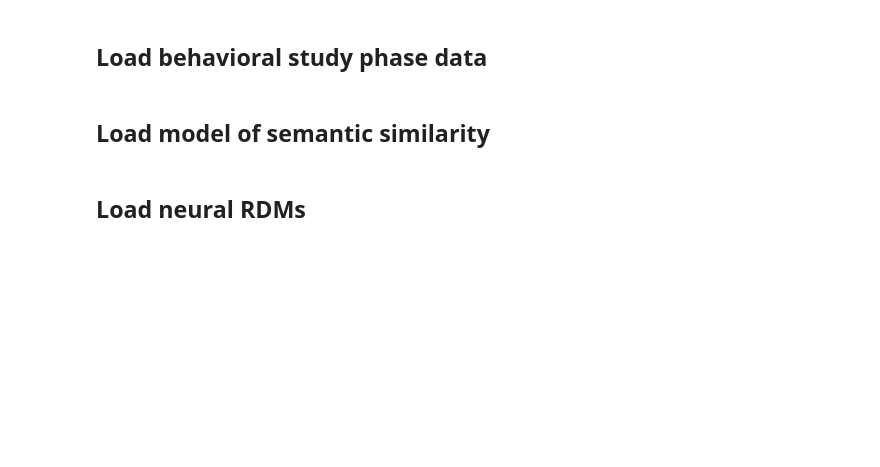
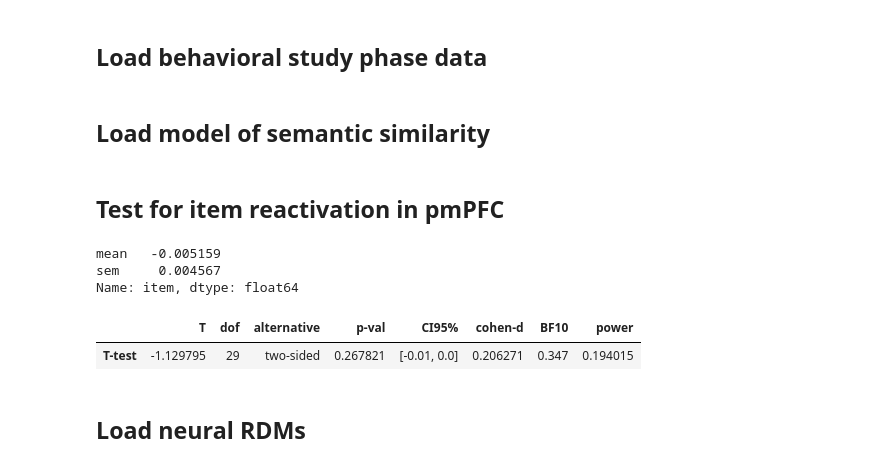
Before and after one commit to prestonlab/bender_study, a Jupyter notebook: jupyter/plot_react_sem.ipynb, the cells around one changed output. Cells and saved outputs as stored; diff of their text form; code cells hidden in the pictures; blank space fills up the shorter version.

```diff
--- a/jupyter/plot_react_sem.ipynb
+++ b/jupyter/plot_react_sem.ipynb
@@ -32,3 +32,5 @@ dfs = [
 ## Load model of semantic similarity
 # %%
 model = np.load(model_file)
+# %% [markdown]
+## Test for item reactivation in pmPFC
@@ -35,3 +49,14 @@ model = np.load(model_file)
+# %%
+stats['item'].apply(['mean', 'sem'])
+# %% [output]
+mean   -0.005159
+sem     0.004567
+Name: item, dtype: float64
+# %%
+pg.ttest(stats['item'], 0)
+# %% [output]
+|  | T | dof | alternative | p-val | CI95% | cohen-d | BF10 | power |
+| T-test | -1.129795 | 29 | two-sided | 0.267821 | [-0.01, 0.0] | 0.206271 | 0.347 | 0.194015 |
 # %% [markdown]
 ## Load neural RDMs
 # %%
```
Also changed, not shown: parts of 4 cells of this notebook.
